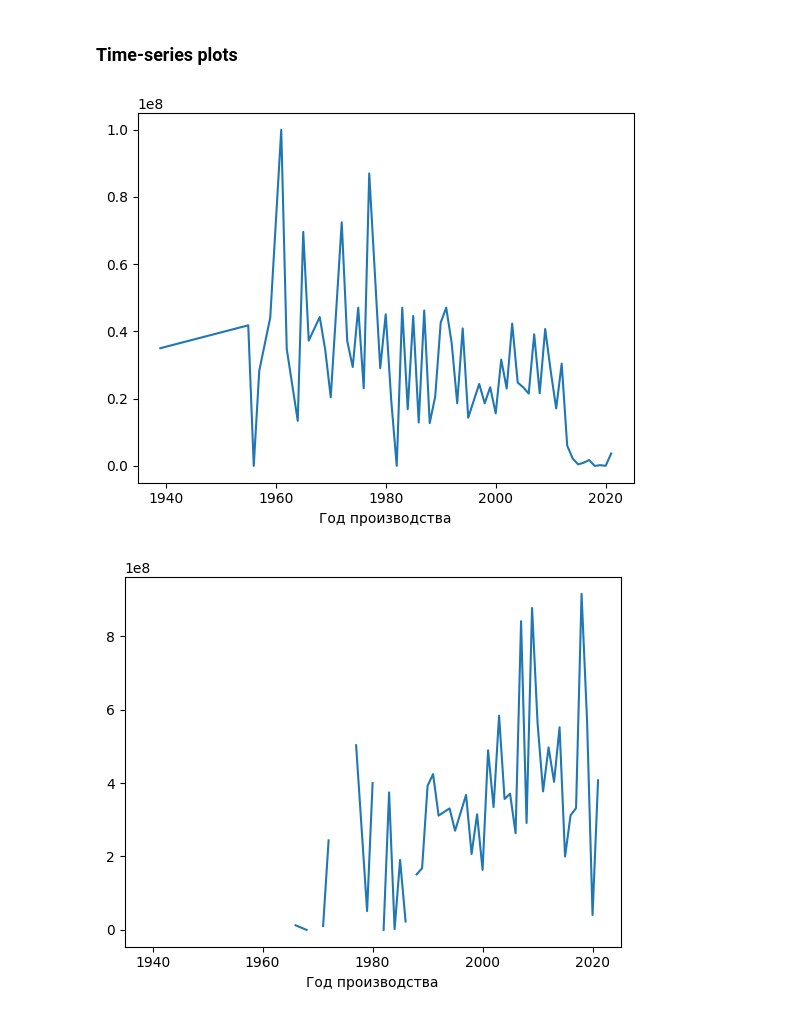
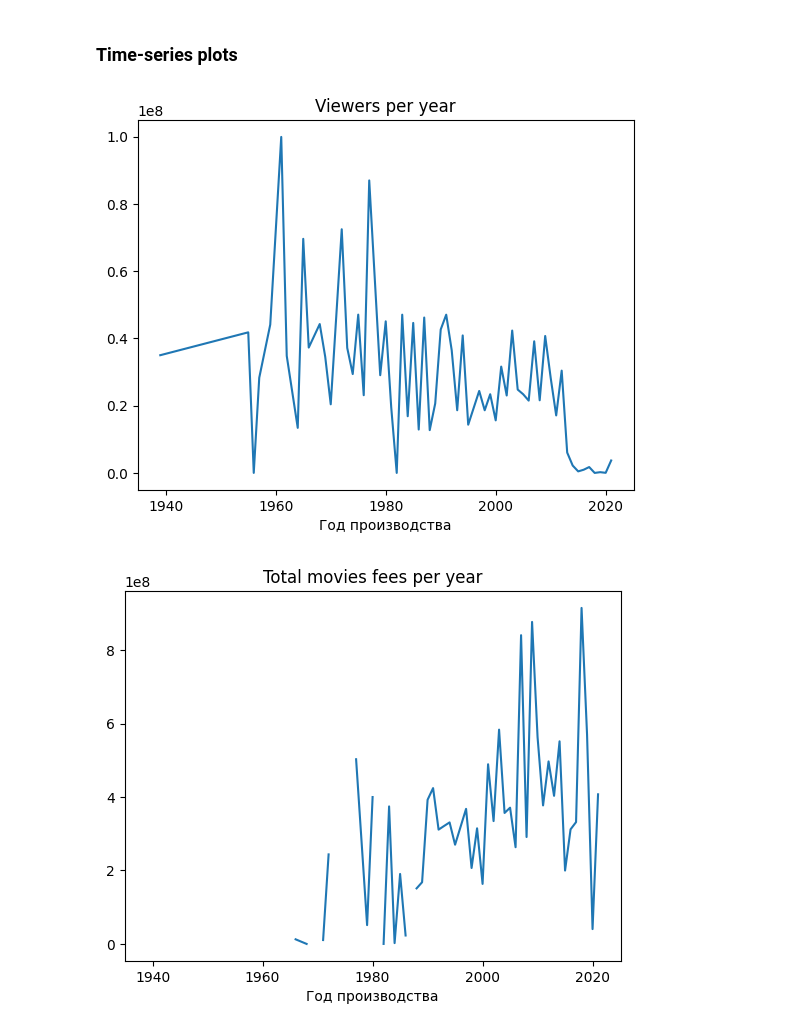
Before and after one commit to Asvad-bin-Timur/Scraping, a Jupyter notebook: Notebook.ipynb, the cells around one changed output. Saved outputs shown, nothing was run; the diff lists cells and outputs as text; code cells hidden in the pictures.

```diff
--- a/Notebook.ipynb
+++ b/Notebook.ipynb
@@ -255,11 +246,13 @@ plt.show()
 # %%
 viewers_per_year = df_cleared.groupby('Год производства')['Зрители'].mean()
 viewers_per_year.plot()
+plt.title('Viewers per year')
 plt.show()
 
 total_fees_per_year = df_cleared.groupby('Год производства')['Сборы в мире'].mean()
 total_fees_per_year.plot()
+plt.title('Total movies fees per year')
 plt.show()
 # %% [output]
-[figure, old version]
+[figure, new version]
-[figure, old version]
+[figure, new version]
```
Also changed, not shown: parts of 3 cells of this notebook.
